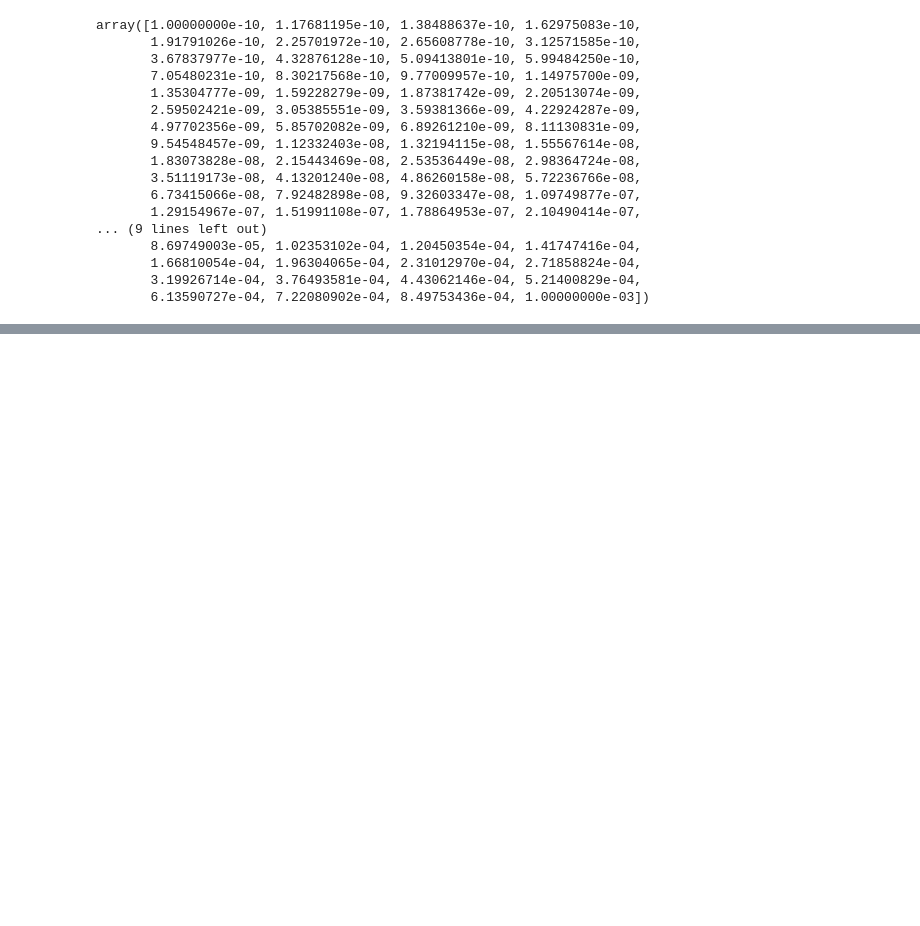
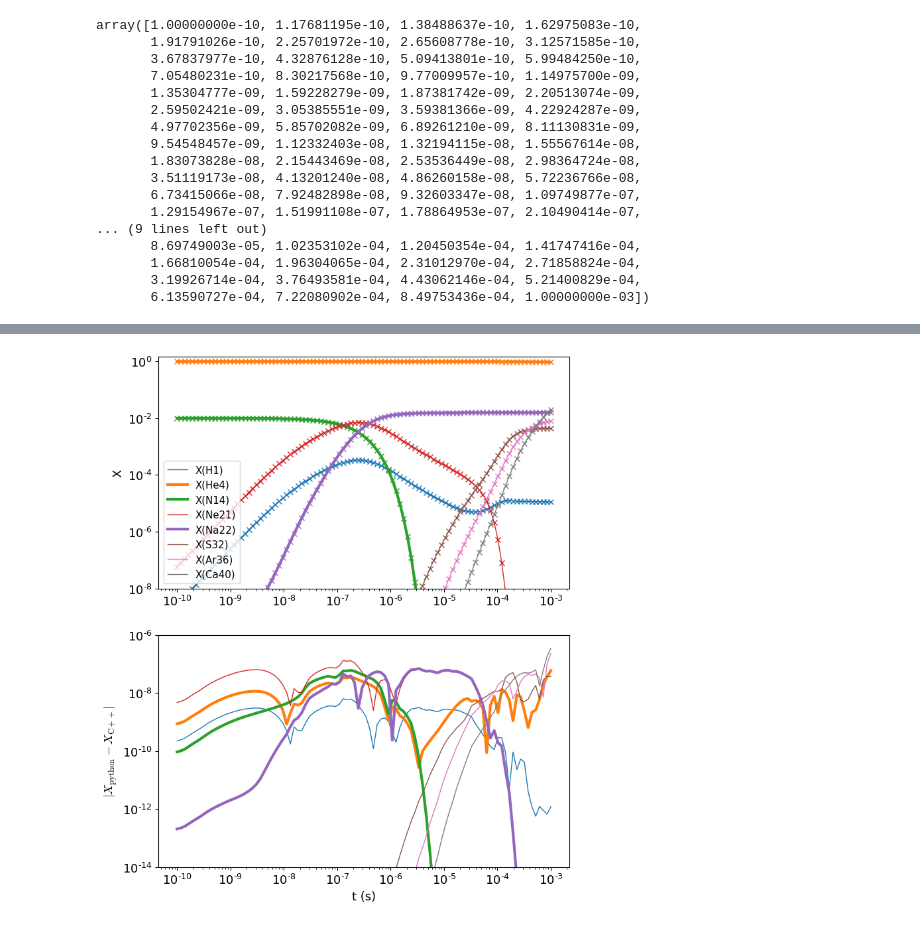
Before and after one commit to pynucastro/paper_notebooks, a Jupyter notebook: subch_approx_comparison.ipynb, the cells around one changed output, grey strips where cells are left out. Cells and saved outputs as stored; diff of their text form; code cells hidden in the pictures; blank space fills up the shorter version.

```diff
--- a/subch_approx_comparison.ipynb
+++ b/subch_approx_comparison.ipynb
@@ -196,0 +254,30 @@ print(state[-1, :] * subcha.A)
+# %%
+ax = fig.add_subplot(212)
+
+threshold = 5.e-5
+
+icolor = 0
+
+for i in range(subcha.nnuc):
+    x_max = state[1:,i].max()
+    if x_max > threshold:
+        lw = 1
+        if x_max > 10 * threshold:
+            lw = 3
+        X_py = state[1:,i] * subcha.A[i]
+        X_cxx = cxx[subcha.names[i]]
+        err = np.abs(X_py - X_cxx[1:])
+        ax.loglog(times, err,
+                  color=f"C{icolor}", linewidth=lw,
+                  label=f"X({subcha.names[i].capitalize()})")
+        icolor += 1
+ax.set_ylim(1.e-14, 1.e-6)
+#ax.legend(fontsize="small")
+ax.set_xlabel("t (s)")
+ax.set_ylabel("$|X_\mathrm{python} - X_\mathrm{C++}|$")
+
+fig.set_size_inches((8, 10))
+# %%
+fig
+# %% [output]
+[figure, added]
```
Also changed, not shown: parts of 16 cells of this notebook.
